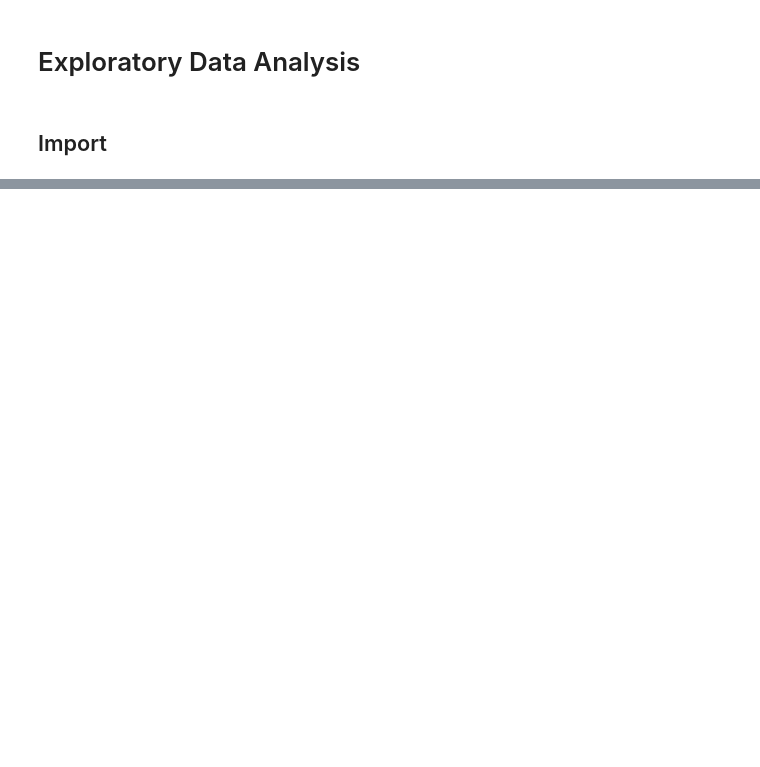
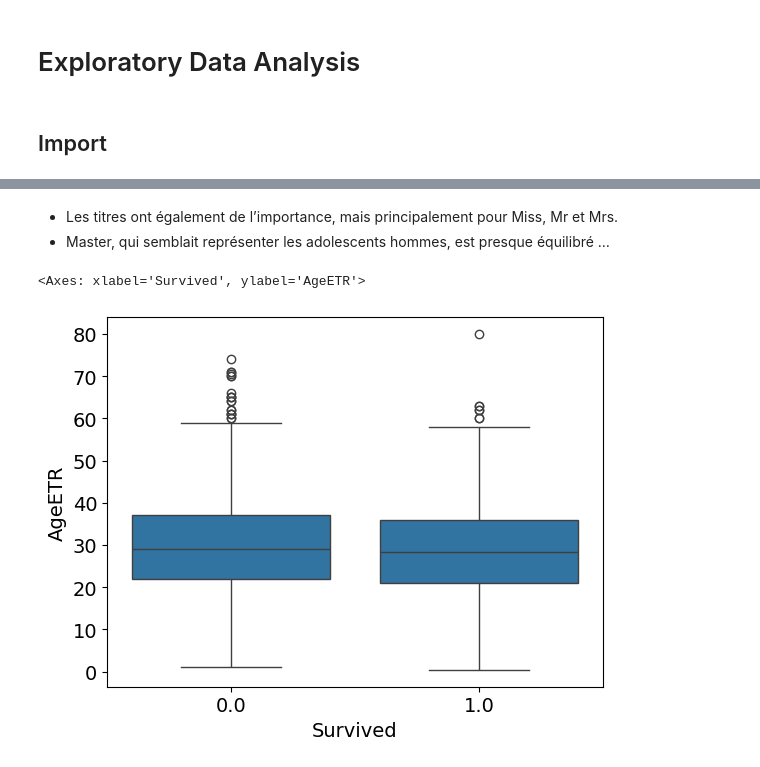
Before and after one commit to thibaultclement/titanic-ml-service, a Jupyter notebook: notebooks/4.0-tc-eda.ipynb, the cells around one changed output, grey strips where cells are left out. Saved outputs shown, nothing was run; the diff lists cells and outputs as text; code cells hidden in the pictures; blank space fills up the shorter version.

```diff
--- a/notebooks/4.0-tc-eda.ipynb
+++ b/notebooks/4.0-tc-eda.ipynb
@@ -27,0 +104,12 @@ import seaborn as sns
+# %% [markdown]
+- Les titres ont également de l’importance, mais principalement pour Miss, Mr et Mrs.
+- Master, qui semblait représenter les adolescents hommes, est presque équilibré …
+# %%
+sns.boxplot(
+    data=df,
+    x="Survived",
+    y="AgeETR"
+)
+# %% [output]
+<Axes: xlabel='Survived', ylabel='AgeETR'>
+[figure, added]
```
Also changed, not shown: parts of 22 cells of this notebook.
